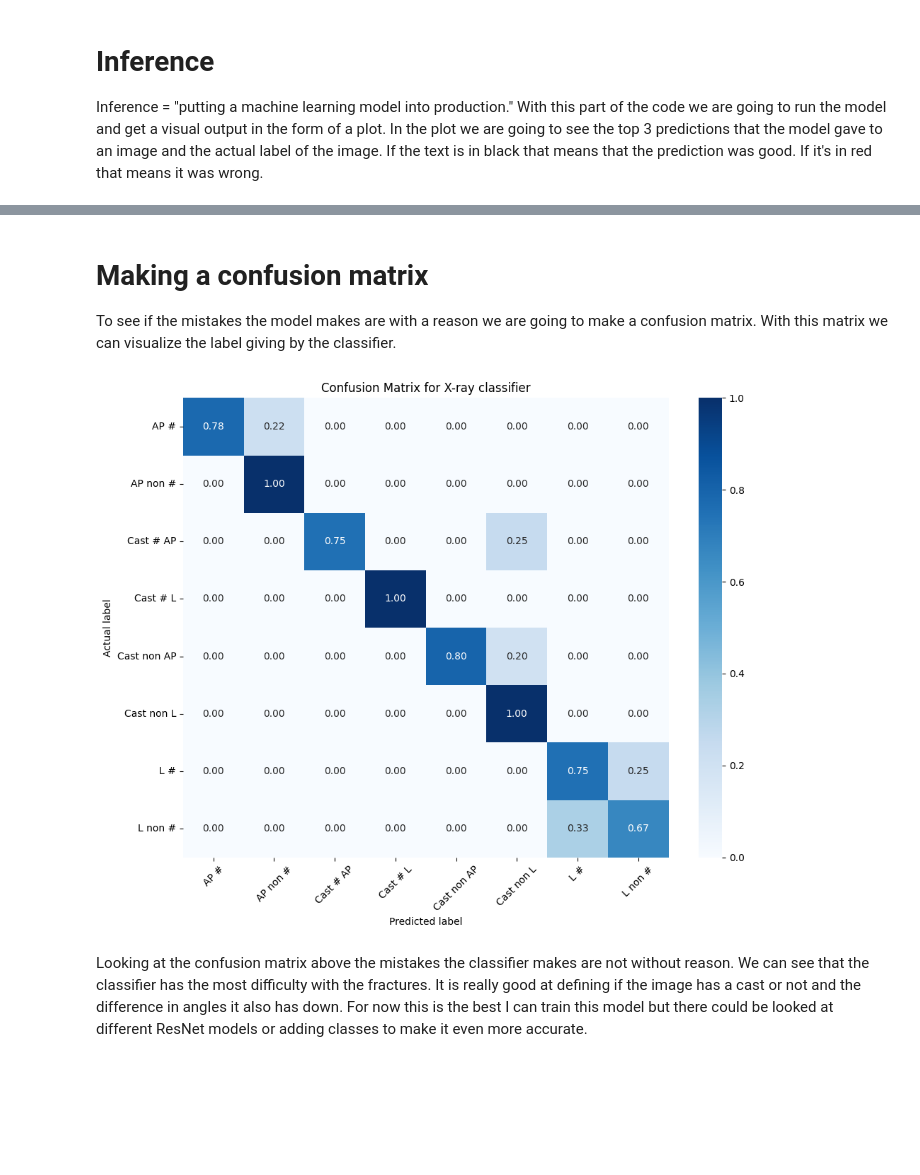
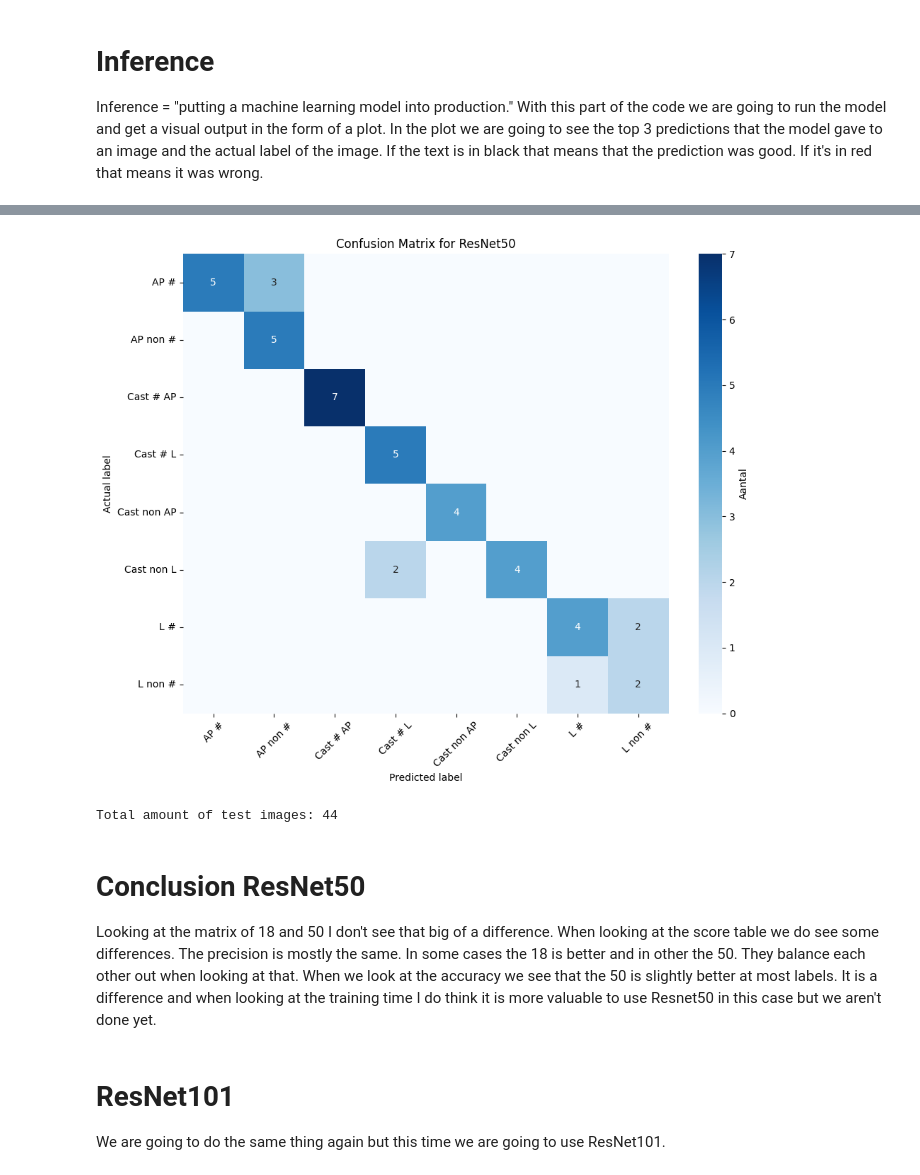
Before and after one commit to Homura2003/X-ray-classifier, a Jupyter notebook: X-ray classification notebook.ipynb, the cells around one changed output, grey strips where cells are left out. Drawn from its saved outputs; the diff is of its cells as text; code cells hidden in the pictures; blank space fills up the shorter version.

Commit message:
Added the most recent version.
The most recent version containing the comparison of: ResNet18, 50 & 101.

```diff
--- a/X-ray classification notebook.ipynb
+++ b/X-ray classification notebook.ipynb
@@ -33,7 +33,7 @@ For this classifier I am using the ResNet50 model. This model gave me more accur
 # %%
 from torchvision import models
 
-pretrained_model = models.resnet50(weights="DEFAULT")
+pretrained_model = models.resnet18(weights="DEFAULT")
 # %% [markdown]
 # Transform
 With the next bit of code we are going to transform the images to 244 by 244. By doing this all the images are going to be the same size.
@@ -298,0 +396,19 @@ labels = torch.cat([y for x, y in inference_dataloader])
+# %%
+pretrained_model = models.resnet50(weights="DEFAULT")
+model = ImageClassifierModel(pretrained_model, num_classes=len(classes))
+# %%
+from pytorch_lightning.loggers import CSVLogger
+from pytorch_lightning.callbacks.early_stopping import EarlyStopping
+from pytorch_lightning import Trainer
+
+logger = CSVLogger(save_dir=".")
+
+early_stopping = EarlyStopping(
+    monitor="val_accuracy",
+    patience=10,
+    mode="max",
+    stopping_threshold= 1.0
+)
+
+trainer = Trainer(max_epochs=100, logger=logger, callbacks=[early_stopping])
+trainer.fit(model, datamodule=dataset)
@@ -299,3 +459,9 @@ labels = torch.cat([y for x, y in inference_dataloader])
+# %%
+inference_dataloader = dataset.test_dataloader()
+preds = trainer.predict(model, dataloaders=inference_dataloader)
+predictions = torch.cat(preds)
+images = torch.cat([x for x, y in inference_dataloader])
+labels = torch.cat([y for x, y in inference_dataloader])
 # %%
 import torch
 import matplotlib.pyplot as plt
@@ -330,42 +496,49 @@ plt.show()
-# %% [markdown]
-# Making a confusion matrix
-To see if the mistakes the model makes are with a reason we are going to make a confusion matrix. With this matrix we can visualize the label giving by the classifier.
 # %%
 import torch
 import matplotlib.pyplot as plt
 from sklearn.metrics import confusion_matrix
 import seaborn as sns
 import numpy as np
 
 label_names = ['AP #', 'AP non #', 'Cast # AP', 'Cast # L', 'Cast non AP', 'Cast non L', 'L #', 'L non #']
 
 inference_dataloader = dataset.test_dataloader()
 
 preds = trainer.predict(model, dataloaders=inference_dataloader)
 
 predictions_raw = torch.cat(preds)
 
 if predictions_raw.ndim == 2 and predictions_raw.shape[1] > 1:
     predictions = torch.argmax(predictions_raw, dim=1)
 else:
     predictions = predictions_raw
 
 labels = torch.cat([y for x, y in inference_dataloader])
 
 cm = confusion_matrix(labels.numpy(), predictions.numpy())
 
-cm_normalized = cm.astype('float') / cm.sum(axis=1)[:, np.newaxis]
+annot = np.where(cm == 0, "", cm.astype(str))
 
 plt.figure(figsize=(10, 8))
-sns.heatmap(cm_normalized, annot=True, fmt='.2f', cmap='Blues', xticklabels=label_names, yticklabels=label_names)
+sns.heatmap(cm, annot=annot, fmt='', cmap='Blues',
+            xticklabels=label_names, yticklabels=label_names,
+            cbar_kws={'label': 'Aantal'})
+
 plt.xlabel('Predicted label')
 plt.ylabel('Actual label')
-plt.title('Confusion Matrix for X-ray classifier')
+plt.title('Confusion Matrix for ResNet50')
 plt.xticks(rotation=45)
 plt.yticks(rotation=0)
 plt.tight_layout()
 plt.show()
+
+print(f"Total amount of test images: {cm.sum()}")
 # %% [output]
-[figure, old version]
+[figure, new version]
+Total amount of test images: 44
-# %% [markdown]
-Looking at the confusion matrix above the mistakes the classifier makes are not without reason. We can see that the classifier has the most difficulty with the fractures. It is really good at defining if the image has a cast or not and the difference in angles it also has down. For now this is the best I can train this model but there could be looked at different ResNet models or adding classes to make it even more accurate.
+# %% [markdown]
+# Conclusion ResNet50
+Looking at the matrix of 18 and 50 I don't see that big of a difference. When looking at the score table we do see some differences. The precision is mostly the same. In some cases the 18 is better and in other the 50. They balance each other out when looking at that. When we look at the accuracy we see that the 50 is slightly better at most labels. It is a difference and when looking at the training time I do think it is more valuable to use Resnet50 in this case but we aren't done yet.
+# %% [markdown]
+# ResNet101
+We are going to do the same thing again but this time we are going to use ResNet101.
```
Also changed, not shown: parts of 23 cells of this notebook.
